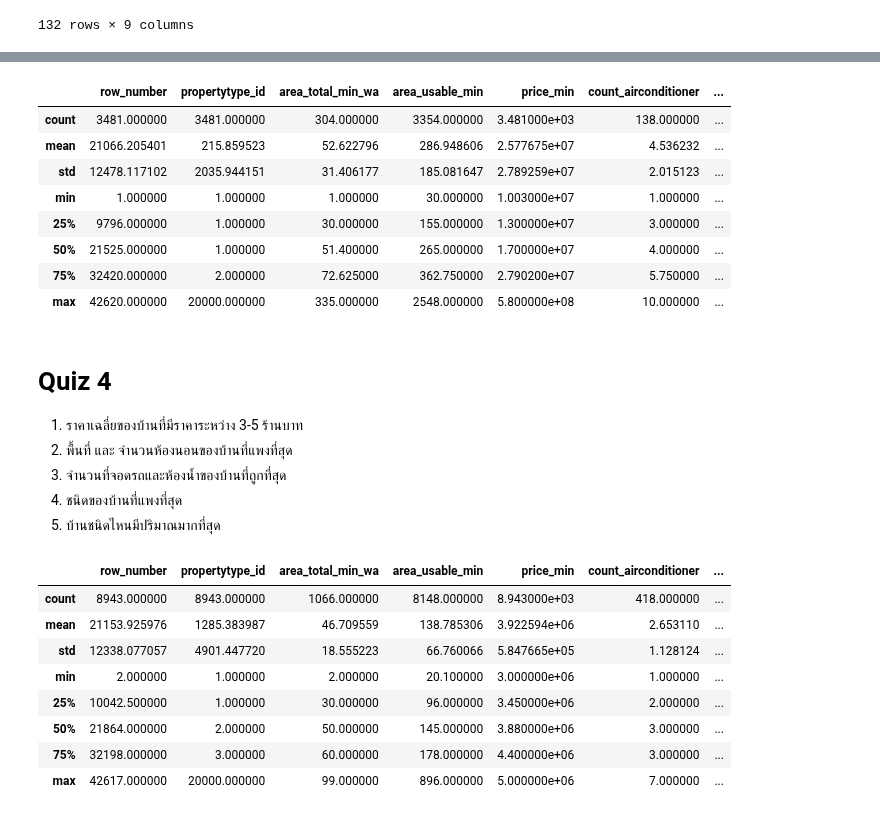
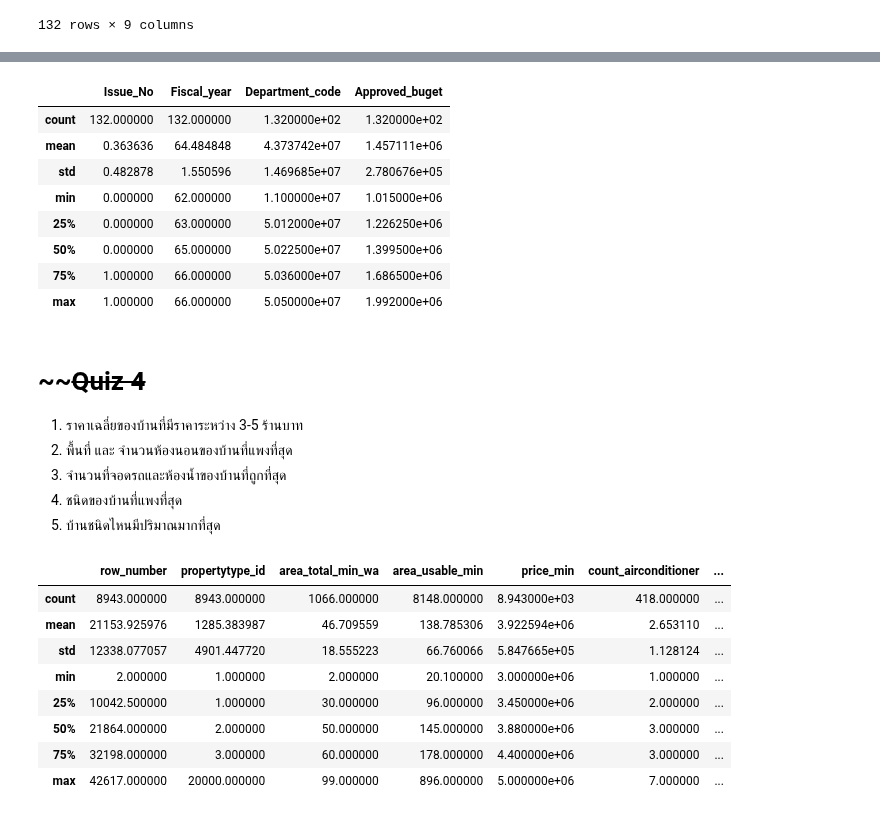
Before and after one commit to Tonry12/python_dataviz2023, a Jupyter notebook: Pandas101.ipynb, the cells around one changed output, grey strips where cells are left out. Cells and saved outputs as stored; diff of their text form; code cells hidden in the pictures.

```diff
--- a/Pandas101.ipynb
+++ b/Pandas101.ipynb
@@ -236,7 +236,8 @@ small_df[small_df['Approved_buget'] < 1000000]
 # %% [markdown]
 ## Quiz3 อยากได้รายการที่ได้อนุมัติงบมากกว่า 1 ล้านบาท แต่ไม่เกิน 2 ล้าน##
 # %%
-data1[(data1['Approved_buget'] > 1000000 ) & (data1['Approved_buget'] < 2000000)]
+data2= data1[(data1['Approved_buget'] > 1000000 ) & (data1['Approved_buget'] < 2000000)]
+data2
 # %% [output]
 |  | Budget_resource | Issue_No | Fiscal_year | Department_code | Department | Core_budget_code | ... |
 | 0 | งบประจำปี | 0 | 62 | 11000000 | สำนักการระบายน้ำ | 12-เงินสำรองจ่ายทั่วไป กรณีค่าใช้... | ... |
@@ -270,17 +255,17 @@ data1[data1['price_min'] > 10000000]
-# %%
-data1[data1['price_min'] > 10000000].describe()
-# %% [output]
-|  | row_number | propertytype_id | area_total_min_wa | area_usable_min | price_min | count_airconditioner | ... |
-| count | 3481.000000 | 3481.000000 | 304.000000 | 3354.000000 | 3.481000e+03 | 138.000000 | ... |
-| mean | 21066.205401 | 215.859523 | 52.622796 | 286.948606 | 2.577675e+07 | 4.536232 | ... |
-| std | 12478.117102 | 2035.944151 | 31.406177 | 185.081647 | 2.789259e+07 | 2.015123 | ... |
-| min | 1.000000 | 1.000000 | 1.000000 | 30.000000 | 1.003000e+07 | 1.000000 | ... |
-| 25% | 9796.000000 | 1.000000 | 30.000000 | 155.000000 | 1.300000e+07 | 3.000000 | ... |
-| 50% | 21525.000000 | 1.000000 | 51.400000 | 265.000000 | 1.700000e+07 | 4.000000 | ... |
-| 75% | 32420.000000 | 2.000000 | 72.625000 | 362.750000 | 2.790200e+07 | 5.750000 | ... |
-| max | 42620.000000 | 20000.000000 | 335.000000 | 2548.000000 | 5.800000e+08 | 10.000000 | ... |
+# %%
+data2.describe() #ดูสถิติเชิงพรรณนา
+# %% [output]
+|  | Issue_No | Fiscal_year | Department_code | Approved_buget |
+| count | 132.000000 | 132.000000 | 1.320000e+02 | 1.320000e+02 |
+| mean | 0.363636 | 64.484848 | 4.373742e+07 | 1.457111e+06 |
+| std | 0.482878 | 1.550596 | 1.469685e+07 | 2.780676e+05 |
+| min | 0.000000 | 62.000000 | 1.100000e+07 | 1.015000e+06 |
+| 25% | 0.000000 | 63.000000 | 5.012000e+07 | 1.226250e+06 |
+| 50% | 0.000000 | 65.000000 | 5.022500e+07 | 1.399500e+06 |
+| 75% | 1.000000 | 66.000000 | 5.036000e+07 | 1.686500e+06 |
+| max | 1.000000 | 66.000000 | 5.050000e+07 | 1.992000e+06 |
 # %% [markdown]
-# Quiz 4
+# ~~~~~~Quiz 4~~~~
 1. ราคาเฉลี่ยของบ้านที่มีราคาระหว่าง 3-5 ร้านบาท
 2. พื้นที่ และ จำนวนห้องนอนของบ้านที่แพงที่สุด
 3. จำนวนที่จอดรถและห้องน้ำของบ้านที่ถูกที่สุด
```
Also changed, not shown: parts of 63 cells of this notebook.
